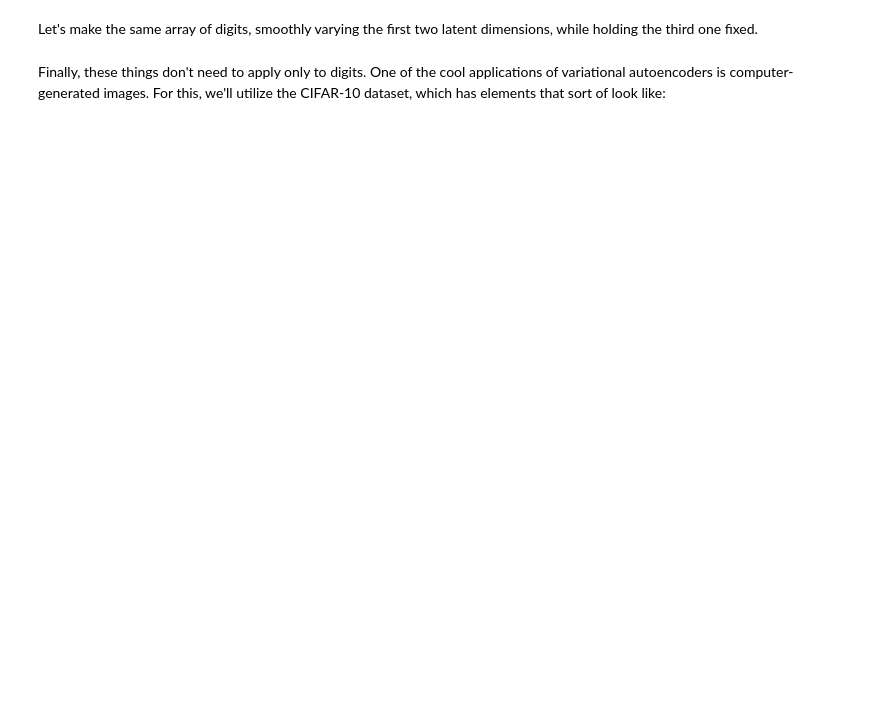
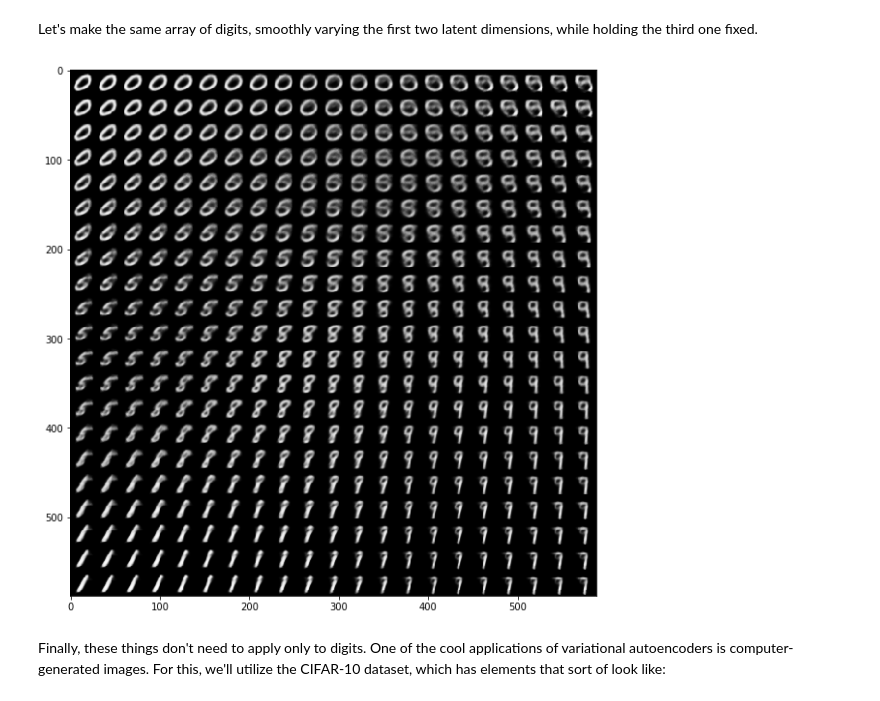
Before and after one commit to UMT-CS447-547-Fall-2018/Lecture_Notes, a Jupyter notebook: 18_variational_autoencoders.ipynb, the cells around one changed output. Drawn from its saved outputs; the diff is of its cells as text; code cells hidden in the pictures; blank space fills up the shorter version.

```diff
--- a/18_variational_autoencoders.ipynb
+++ b/18_variational_autoencoders.ipynb
@@ -459,25 +617,27 @@ Let's make the same array of digits, smoothly varying the first two latent dimen
 # %%
 
 n = 21
 
 z_0 = np.linspace(-2,2,n)
 z_1 = np.linspace(-2,2,n)
 
 img_size = 28
 
 figure = np.zeros((img_size * n, img_size * n, 1))
-z_rest = [np.random.randn() for i in range(14)]
+z_rest = [np.random.randn()*0 for i in range(1)]
 
 for i,z0 in enumerate(z_0):
     for j,z1 in enumerate(z_1):
         z_sample = np.array([[z0,z1,0.0]])
         x_decoded = decoder.predict(z_sample)
         img = x_decoded[0].reshape(img_size, img_size,1)
         figure[i * img_size: (i + 1) * img_size,j * img_size: (j + 1) * img_size,:] = img
 
 plt.figure(figsize=(10, 10))
 plt.imshow(figure.squeeze(),cmap=plt.cm.gray)
 plt.show()
+# %% [output]
+[figure, added]
 # %%
 import keras
 import keras.models as km
```
Also changed, not shown: parts of 36 cells of this notebook, 1 other file.
